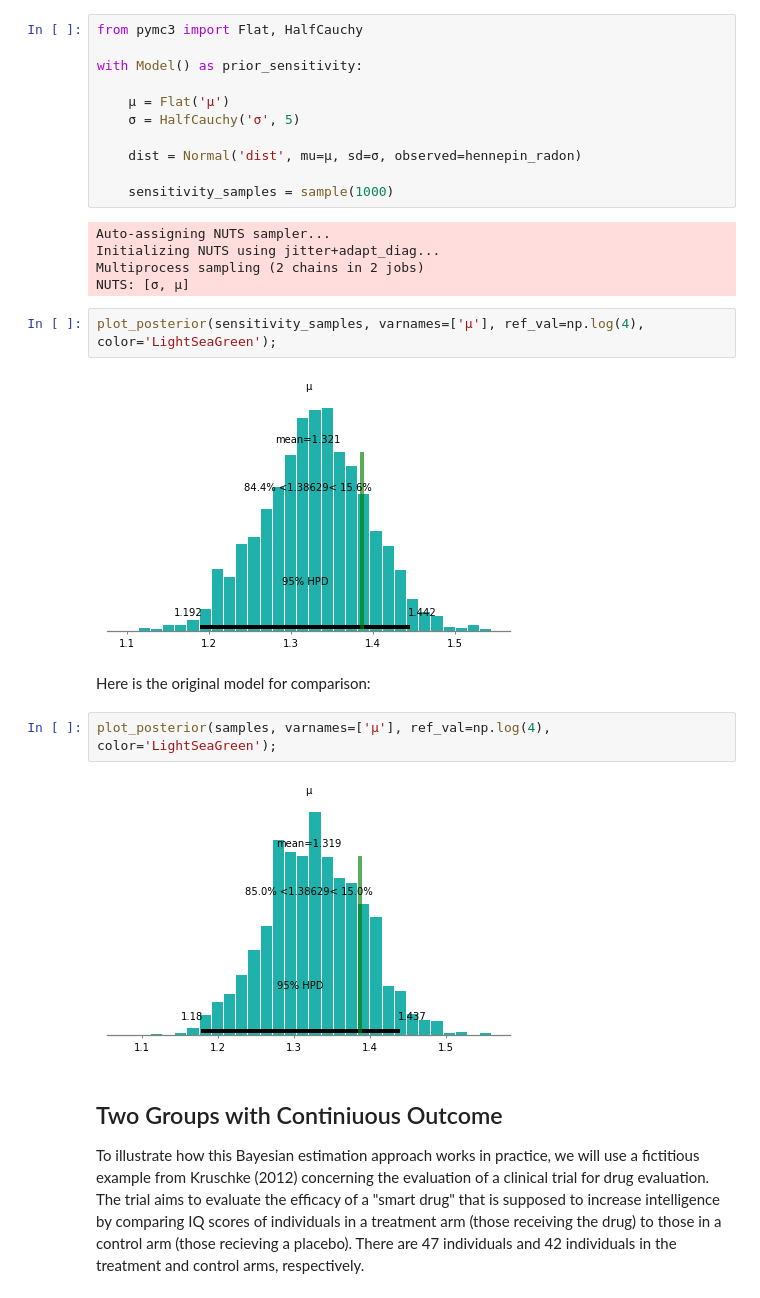
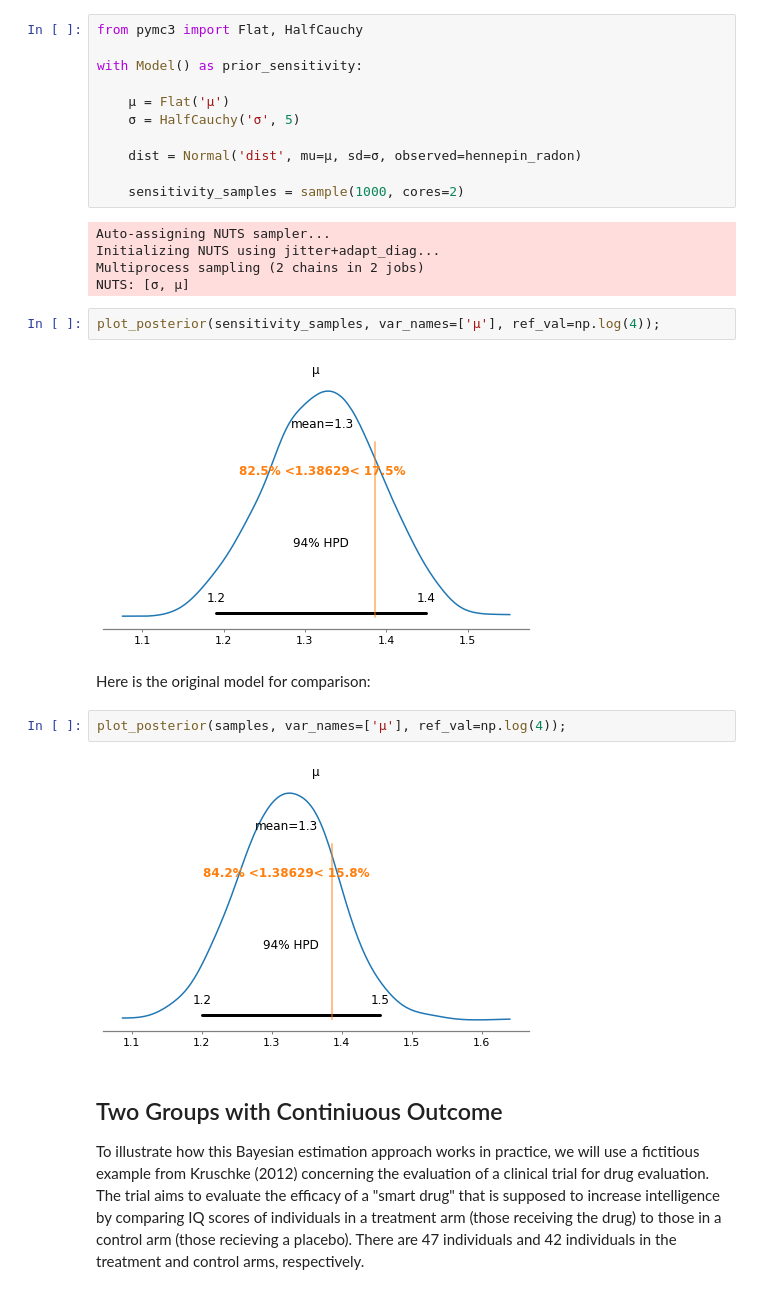
Before and after one commit to fonnesbeck/mcmc_pydata_london_2019, a Jupyter notebook: notebooks/1-Introduction_to_PyMC3.ipynb, the cells around one changed output. Saved outputs shown, nothing was run; the diff lists cells and outputs as text.

```diff
--- a/notebooks/1-Introduction_to_PyMC3.ipynb
+++ b/notebooks/1-Introduction_to_PyMC3.ipynb
@@ -211,22 +284,22 @@ with Model() as prior_sensitivity:
 
     dist = Normal('dist', mu=μ, sd=σ, observed=hennepin_radon)
 
-    sensitivity_samples = sample(1000)
+    sensitivity_samples = sample(1000, cores=2)
 # %% [output]
 Auto-assigning NUTS sampler...
 Initializing NUTS using jitter+adapt_diag...
 Multiprocess sampling (2 chains in 2 jobs)
 NUTS: [σ, μ]
 # %%
-plot_posterior(sensitivity_samples, varnames=['μ'], ref_val=np.log(4), color='LightSeaGreen');
+plot_posterior(sensitivity_samples, var_names=['μ'], ref_val=np.log(4));
 # %% [output]
-[figure, old version]
+[figure, new version]
 # %% [markdown]
 Here is the original model for comparison:
 # %%
-plot_posterior(samples, varnames=['μ'], ref_val=np.log(4), color='LightSeaGreen');
+plot_posterior(samples, var_names=['μ'], ref_val=np.log(4));
 # %% [output]
-[figure, old version]
+[figure, new version]
 # %% [markdown]
 ## Two Groups with Continiuous Outcome
 
```
Also changed, not shown: parts of 20 cells of this notebook, 8 other files.
